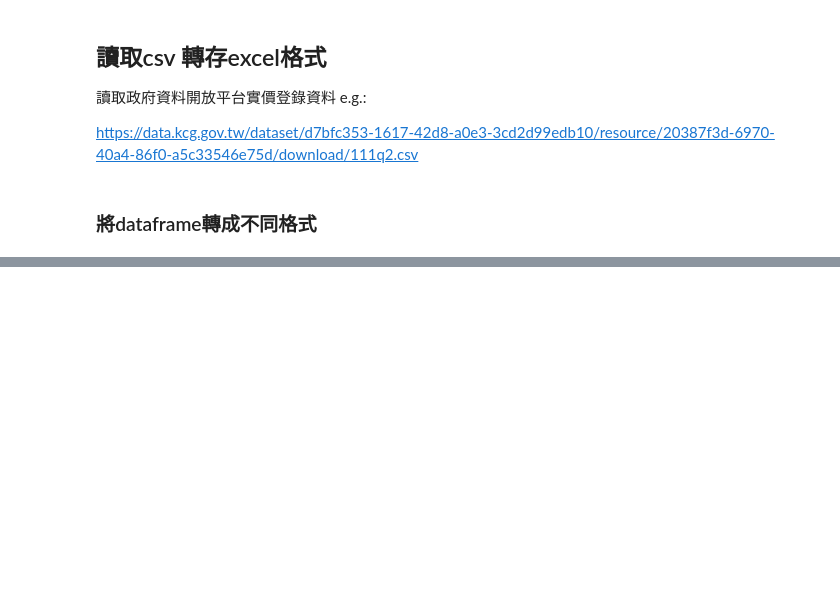
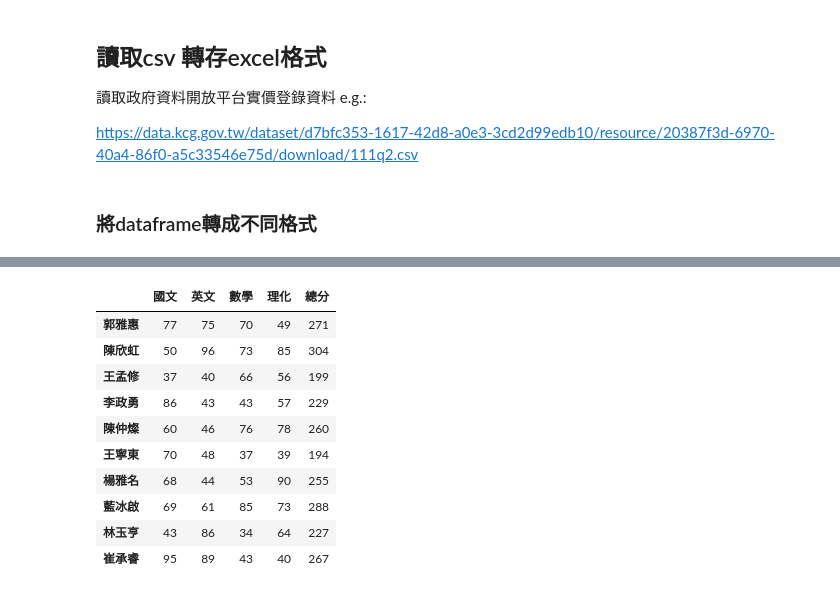
Before and after one commit to taipeihugo/20230205_python_byVictorGau, a Jupyter notebook: 20230304_McCoy.ipynb, the cells around one changed output, grey strips where cells are left out. Drawn from its saved outputs; the diff is of its cells as text; code cells hidden in the pictures; blank space fills up the shorter version.

```diff
--- a/20230304_McCoy.ipynb
+++ b/20230304_McCoy.ipynb
@@ -526,0 +618,2 @@ df.to_excel("實價登錄.xlsx")
+# %%
+df = pd.DataFrame(grade)
@@ -526,0 +735,14 @@ df.to_excel("實價登錄.xlsx")
+# %%
+df
+# %% [output]
+|  | 國文 | 英文 | 數學 | 理化 | 總分 |
+| 郭雅惠 | 77 | 75 | 70 | 49 | 271 |
+| 陳欣虹 | 50 | 96 | 73 | 85 | 304 |
+| 王孟修 | 37 | 40 | 66 | 56 | 199 |
+| 李政勇 | 86 | 43 | 43 | 57 | 229 |
+| 陳仲燦 | 60 | 46 | 76 | 78 | 260 |
+| 王寧東 | 70 | 48 | 37 | 39 | 194 |
+| 楊雅名 | 68 | 44 | 53 | 90 | 255 |
+| 藍冰啟 | 69 | 61 | 85 | 73 | 288 |
+| 林玉亨 | 43 | 86 | 34 | 64 | 227 |
+| 崔承睿 | 95 | 89 | 43 | 40 | 267 |
```
Also changed, not shown: parts of 40 cells of this notebook.
